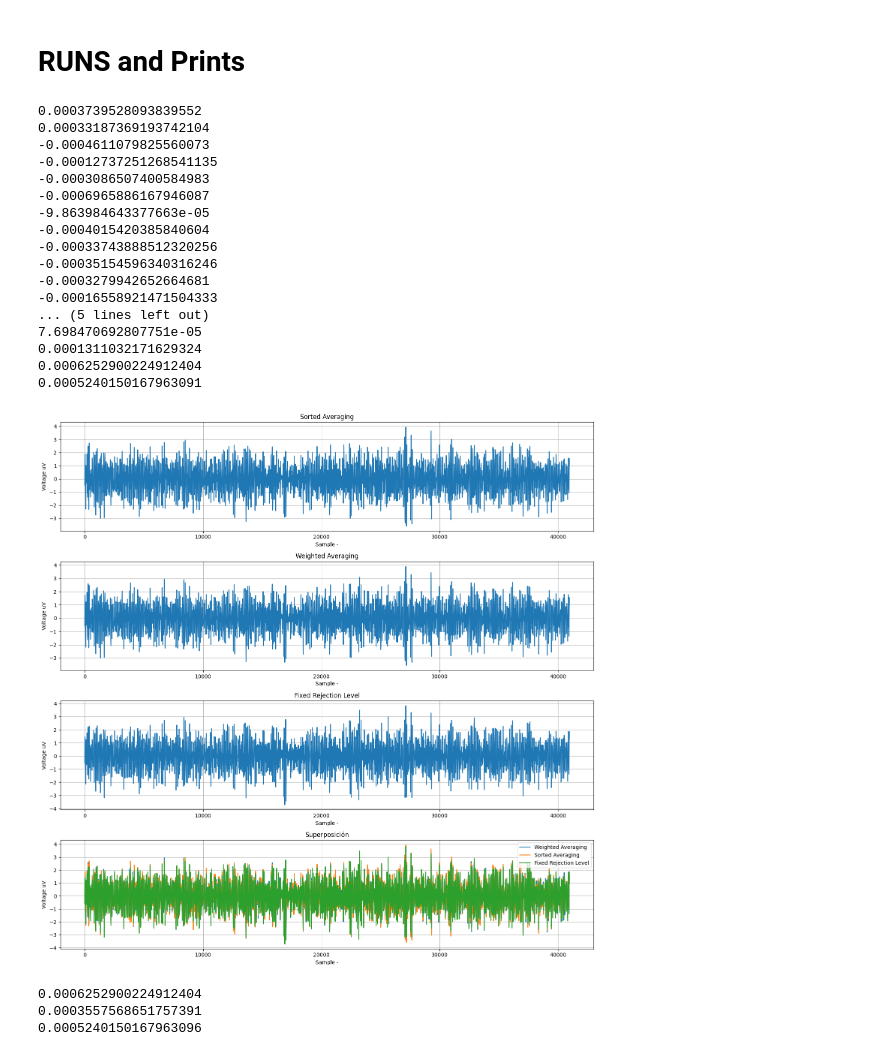
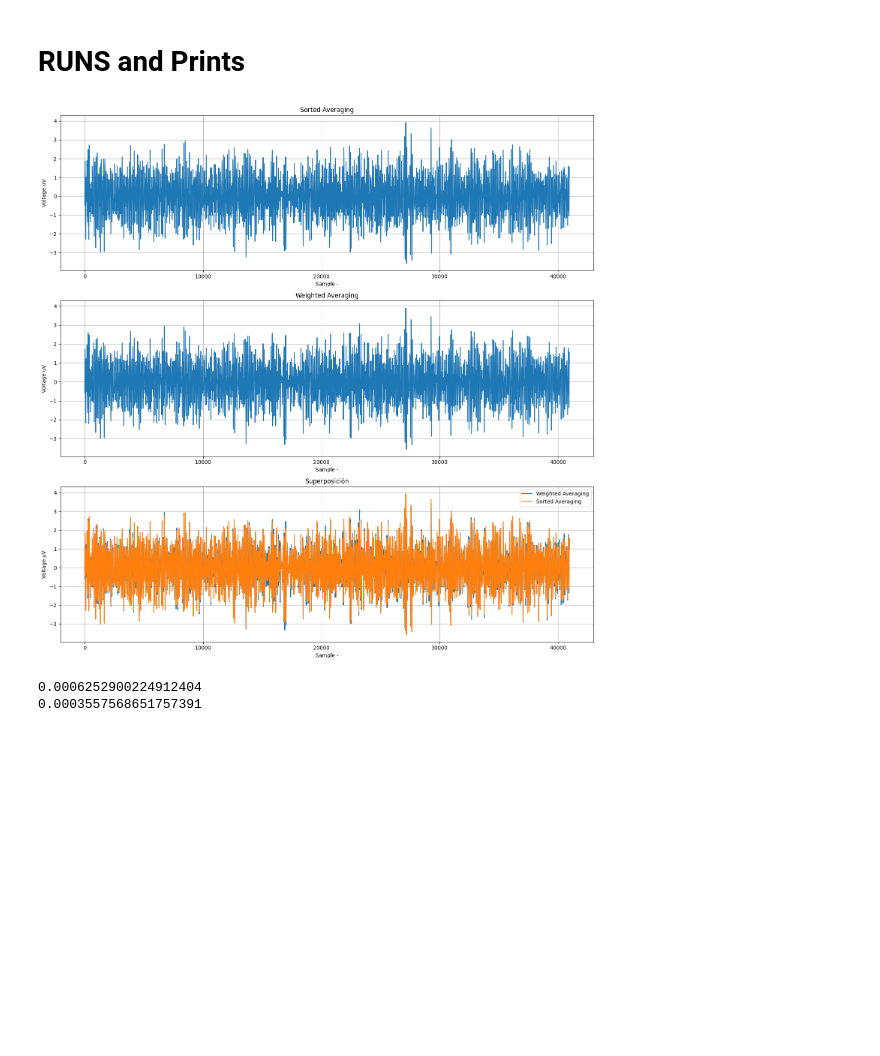
Before and after one commit to Juanx65/Certamen-IPD477, a Jupyter notebook: pregunta_2.ipynb, the cells around one changed output. Saved outputs shown, nothing was run; the diff lists cells and outputs as text; code cells hidden in the pictures; blank space fills up the shorter version.

```diff
--- a/pregunta_2.ipynb
+++ b/pregunta_2.ipynb
@@ -28,6 +28,7 @@ def fixed_average(epochs):
 # %%
 def weighted_average(epochs):
-    avg_epoch = np.zeros(40960)
+
+    avg_epoch = np.zeros(np.shape(epochs)[1])
     shi_vector = []
 
     for epoch in epochs:
@@ -64,10 +65,11 @@ def sorting_averaging(epochs):
         sorted_epoch[rms] = epoch
 
     sorted_keys = sorted(sorted_epoch, key=lambda x: x)
-    sum_sorted_epoch = np.zeros(40960)
+    sum_sorted_epoch = np.zeros(np.shape(epochs)[1])
     avg_sorted_epoch = []
     max_snr = float("-inf")
     best_key = 0
+
     for i, rms in enumerate(sorted_keys):
         sum_sorted_epoch = sum_sorted_epoch + sorted_epoch[rms]
         avg_sorted_epoch = sum_sorted_epoch / (i+1)
@@ -76,7 +78,7 @@ def sorting_averaging(epochs):
             max_snr = snr_avg_epoch
             best_key = rms
 
-    sum_sorted_epoch = np.zeros(40960)
+    sum_sorted_epoch = np.zeros(np.shape(epochs)[1])
     avg_sorted_epoch = []
     for i, rms in enumerate(sorted_keys):
         sum_sorted_epoch = sum_sorted_epoch + sorted_epoch[rms]
@@ -92,67 +94,51 @@ archivos = os.listdir(loadPath)
 
 epochs = []
 for i, arch in enumerate(archivos):
     data = np.loadtxt(loadPath+'/'+arch)
 
     epoch = data[:,0]
     epochs.append(np.array(epoch))
 
 sorting_avg_evoked_potential= sorting_averaging(epochs)
 weighted_avg__evoked_potential= weighted_average(epochs)
-average_fixed_evoked_potential= fixed_average(epochs)
+#average_fixed_evoked_potential= fixed_average(epochs)
 
-fig, axs = plt.subplots(4,1, figsize=(15, 15))
+fig, axs = plt.subplots(3,1, figsize=(15, 15))
 
 axs[0].plot(sorting_avg_evoked_potential)
 axs[0].set_title("Sorted Averaging")
 axs[0].set(ylabel='Voltage uV', xlabel='Sample -')
 axs[0].grid()
 
 axs[1].plot(weighted_avg__evoked_potential)
 axs[1].set_title("Weighted Averaging")
 axs[1].set(ylabel='Voltage uV', xlabel='Sample -')
 axs[1].grid()
 
-axs[2].plot(average_fixed_evoked_potential)
-axs[2].set_title("Fixed Rejection Level")
+"""
+axs[2].plot(simple_average)
+axs[2].set_title("Average")
 axs[2].set(ylabel='Voltage uV', xlabel='Sample -')
 axs[2].grid()
+"""
 
-axs[3].set_title("Superposición")
-axs[3].plot(weighted_avg__evoked_potential, label="Weighted Averaging")
-axs[3].plot(sorting_avg_evoked_potential, label="Sorted Averaging")
-axs[3].plot(average_fixed_evoked_potential, label="Fixed Rejection Level")
-axs[3].set(ylabel='Voltage uV', xlabel='Sample -')
-axs[3].grid()
-axs[3].legend()
+axs[2].set_title("Superposición")
+axs[2].plot(weighted_avg__evoked_potential, label="Weighted Averaging")
+axs[2].plot(sorting_avg_evoked_potential, label="Sorted Averaging")
+#axs[3].plot(average_fixed_evoked_potential, label="Fixed Rejection Level")
+axs[2].set(ylabel='Voltage uV', xlabel='Sample -')
+axs[2].grid()
+axs[2].legend()
 
 plt.tight_layout()
 
 plt.show()
 # %% [output]
-0.0003739528093839552
-0.00033187369193742104
--0.0004611079825560073
--0.00012737251268541135
--0.0003086507400584983
--0.0006965886167946087
--9.863984643377663e-05
--0.0004015420385840604
--0.00033743888512320256
--0.00035154596340316246
--0.0003279942652664681
--0.00016558921471504333
-... (5 lines left out)
-7.698470692807751e-05
-0.0001311032171629324
-0.0006252900224912404
-0.0005240150167963091
-[figure, old version]
+[figure, new version]
 # %%
 print(snr(sorting_avg_evoked_potential))
 print(snr(weighted_avg__evoked_potential))
-print(snr(average_fixed_evoked_potential))
+#print(snr(average_fixed_evoked_potential))
 # %% [output]
 0.0006252900224912404
 0.0003557568651757391
-0.0005240150167963096
```
Also changed, not shown: parts of 3 cells of this notebook, 1 other file.
